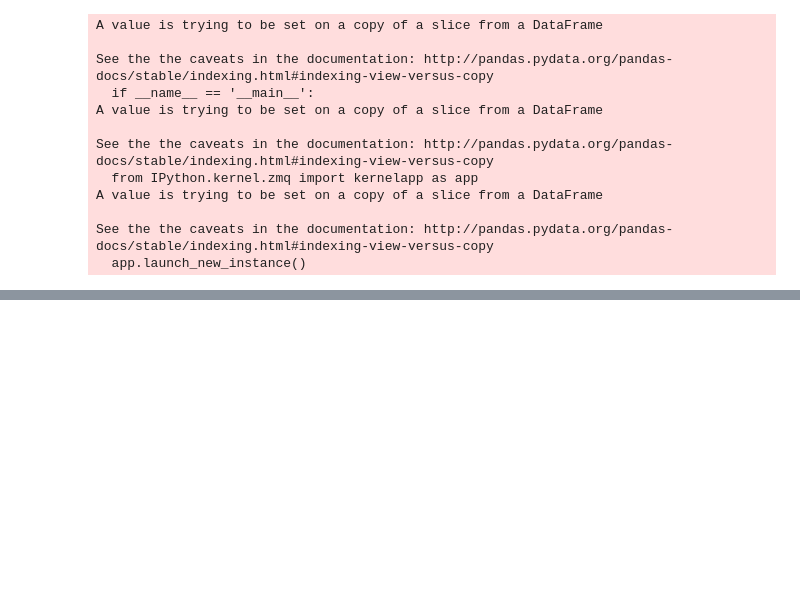
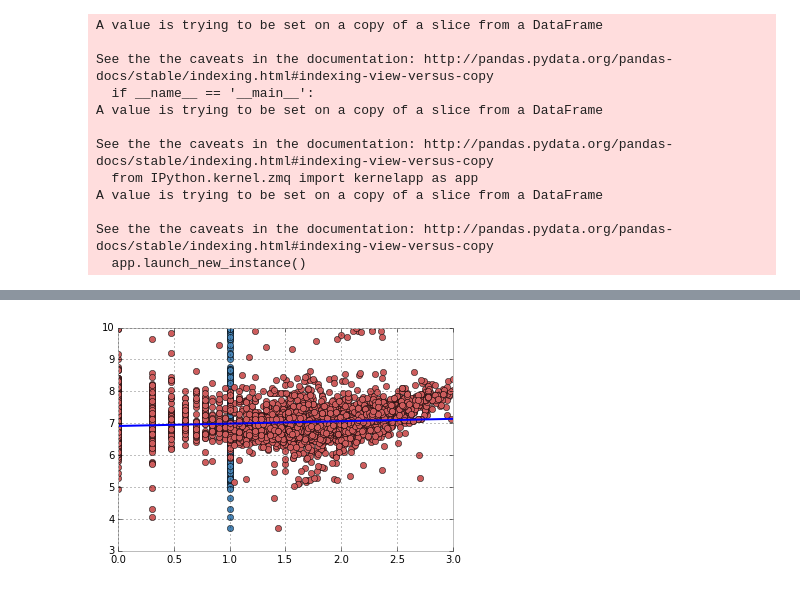
Before and after one commit to Sachinve/PUI2015_sverma, a Jupyter notebook: HW5/HW5_PUI_sv1379_Assignment_1.ipynb, the cells around one changed output, grey strips where cells are left out. Cells and saved outputs as stored; diff of their text form; code cells hidden in the pictures; blank space fills up the shorter version.

```diff
--- a/HW5/HW5_PUI_sv1379_Assignment_1.ipynb
+++ b/HW5/HW5_PUI_sv1379_Assignment_1.ipynb
@@ -154,0 +160,4 @@ plt.show()
+# %%
+sane_data = bblnrgdata[(bblnrgdata['UnitsTotal'] > 0) & (bblnrgdata['UnitsTotal']< 1000) & (bblnrgdata['TotalEnergy'] > 0) & (bblnrgdata['TotalEnergy']<1e10)]
+
+print (sane_data)
@@ -154,0 +203,21 @@ plt.show()
+# %%
+Y=sane_data['TotalEnergy']
+X=sane_data['UnitsTotal']
+
+X1=sm.add_constant(np.log10(X))
+Y1=np.log10(Y)
+
+lm1=sm.OLS(Y1,X1).fit()
+
+
+X2=np.arange(0,4,1)
+Y2 = (lm1.params)[1]*X2 + (lm1.params)[0]
+
+
+ax3 = plt.subplot(111)
+ax3.plot(X1,Y1,'o')
+ax3.plot(X2,Y2,'blue')
+
+plt.show()
+# %% [output]
+[figure, added]
```
Also changed, not shown: parts of 6 cells of this notebook.
